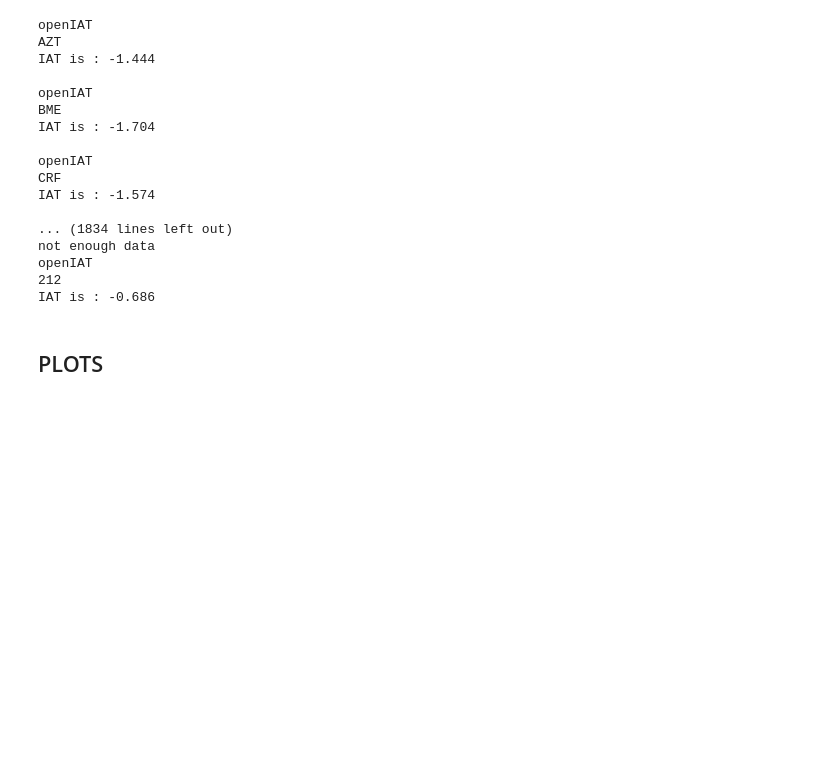
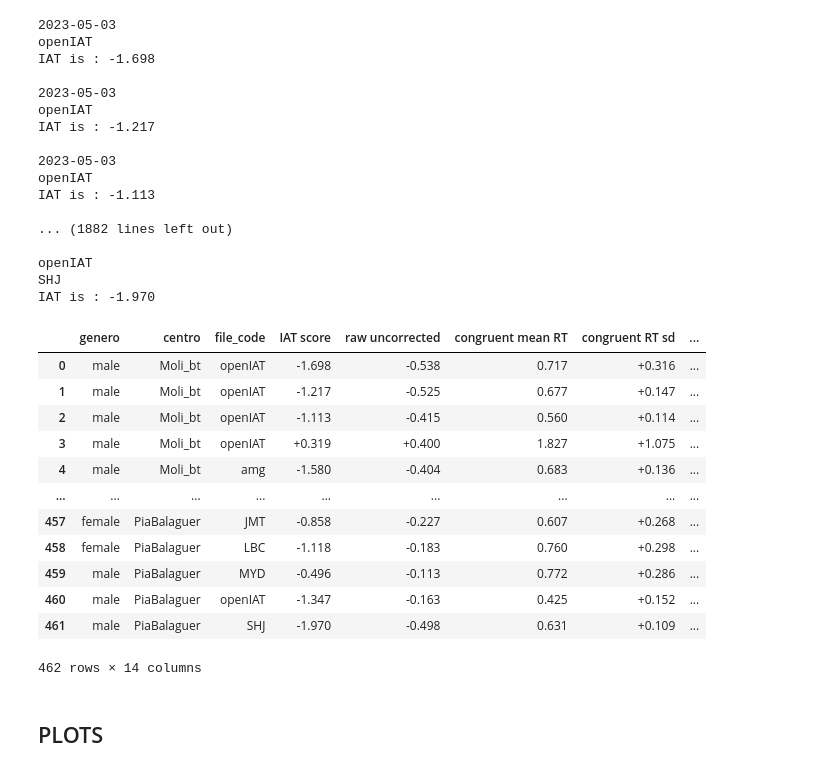
Before and after one commit to davidbestue/OpenBrains, a Jupyter notebook: IAT/analysis_schools_all.ipynb, the cells around one changed output. Cells and saved outputs as stored; diff of their text form; code cells hidden in the pictures; blank space fills up the shorter version.

```diff
--- a/IAT/analysis_schools_all.ipynb
+++ b/IAT/analysis_schools_all.ipynb
@@ -99,7 +106,7 @@ fast_prop_limit=0.1 # threshold proportion of "too fast" responses which defines
 
 summary=[]
 
-for filename in files:
+for idx_f, filename in enumerate(files):
     code_ =filename.split('\\')[-1].split('_')[1]
     print(filename.split('\\')[-1].split('_')[2])
     print(code_)
@@ -108,6 +115,7 @@ for filename in files:
     #import into python using pandas
     try:
         df = pd.read_csv(file_path)
+        df['centre'] = names[idx_f]
     except pd.io.common.EmptyDataError:
         print('not enough data')
         continue
@@ -167,26 +175,38 @@ for filename in files:
         print('')
         #print("Mean difference (uncorrected) is {:+.3f}".format(simpleIAT)+" seconds")
         #datwriter.writerow(['IAT score', 'raw uncorrected', 'congruent mean RT,'congruent RT sd', 'congruent error prop','incongruent mean RT,'incongruent RT sd', 'incongruent error prop'])
-        summary.append([code_,"{:+.3f}".format(IAT), "{:+.3f}".format(simpleIAT), "{:+.3f}".format(np.mean(congr_rts)),"{:+.3f}".format(np.std(congr_rts)),"{:+.2f}".format(1-(sum(congr_corr)/len(congr_corr))),"{:+.3f}".format(np.mean(incon_rts)),"{:+.3f}".format(np.std(incon_rts)),"{:+.2f}".format(1-(sum(incon_corr)/len(incon_corr))),"{:+.3f}".format(congr_adjmean),"{:+.3f}".format(incon_adjmean)])
+        summary.append([df.gender.iloc[0],
+                        df.centre.iloc[0],
+                        code_,
+                        "{:+.3f}".format(IAT),
+                        "{:+.3f}".format(simpleIAT),
+                        "{:+.3f}".format(np.mean(congr_rts)),
+                        "{:+.3f}".format(np.std(congr_rts)),
+                        "{:+.2f}".format(1-(sum(congr_corr)/len(congr_corr))),
+                        "{:+.3f}".format(np.mean(incon_rts)),
+                        "{:+.3f}".format(np.std(incon_rts)),
+                        "{:+.2f}".format(1-(sum(incon_corr)/len(incon_corr))),
+                        "{:+.3f}".format(congr_adjmean),
+                        "{:+.3f}".format(incon_adjmean)])
         # np.std(congr_rts)
         # sum(congr_corr)/size(congr_corr)
 # %% [output]
+2023-05-03
 openIAT
-AZT
-IAT is : -1.444
+IAT is : -1.698
+
+2023-05-03
+openIAT
+IAT is : -1.217
+
+2023-05-03
+openIAT
+IAT is : -1.113
+
+... (1882 lines left out)
 
 openIAT
-BME
-IAT is : -1.704
-
-openIAT
-CRF
-IAT is : -1.574
-
-... (1834 lines left out)
-not enough data
-openIAT
-212
-IAT is : -0.686
+SHJ
+IAT is : -1.970
 # %%
 iat_race=pd.DataFrame(summary)
@@ -200,3 +222,19 @@ iat_race['incongruent adjmean RT'] =  iat_race['incongruent adjmean RT'].astype(
+# %%
+iat_race
+# %% [output]
+|  | genero | centro | file_code | IAT score | raw uncorrected | congruent mean RT | congruent RT sd | ... |
+| 0 | male | Moli_bt | openIAT | -1.698 | -0.538 | 0.717 | +0.316 | ... |
+| 1 | male | Moli_bt | openIAT | -1.217 | -0.525 | 0.677 | +0.147 | ... |
+| 2 | male | Moli_bt | openIAT | -1.113 | -0.415 | 0.560 | +0.114 | ... |
+| 3 | male | Moli_bt | openIAT | +0.319 | +0.400 | 1.827 | +1.075 | ... |
+| 4 | male | Moli_bt | amg | -1.580 | -0.404 | 0.683 | +0.136 | ... |
+| ... | ... | ... | ... | ... | ... | ... | ... | ... |
+| 457 | female | PiaBalaguer | JMT | -0.858 | -0.227 | 0.607 | +0.268 | ... |
+| 458 | female | PiaBalaguer | LBC | -1.118 | -0.183 | 0.760 | +0.298 | ... |
+| 459 | male | PiaBalaguer | MYD | -0.496 | -0.113 | 0.772 | +0.286 | ... |
+| 460 | male | PiaBalaguer | openIAT | -1.347 | -0.163 | 0.425 | +0.152 | ... |
+| 461 | male | PiaBalaguer | SHJ | -1.970 | -0.498 | 0.631 | +0.109 | ... |
+462 rows × 14 columns
 # %% [markdown]
 ## PLOTS
 # %%
```
Also changed, not shown: parts of 15 cells of this notebook, 2 other files.
